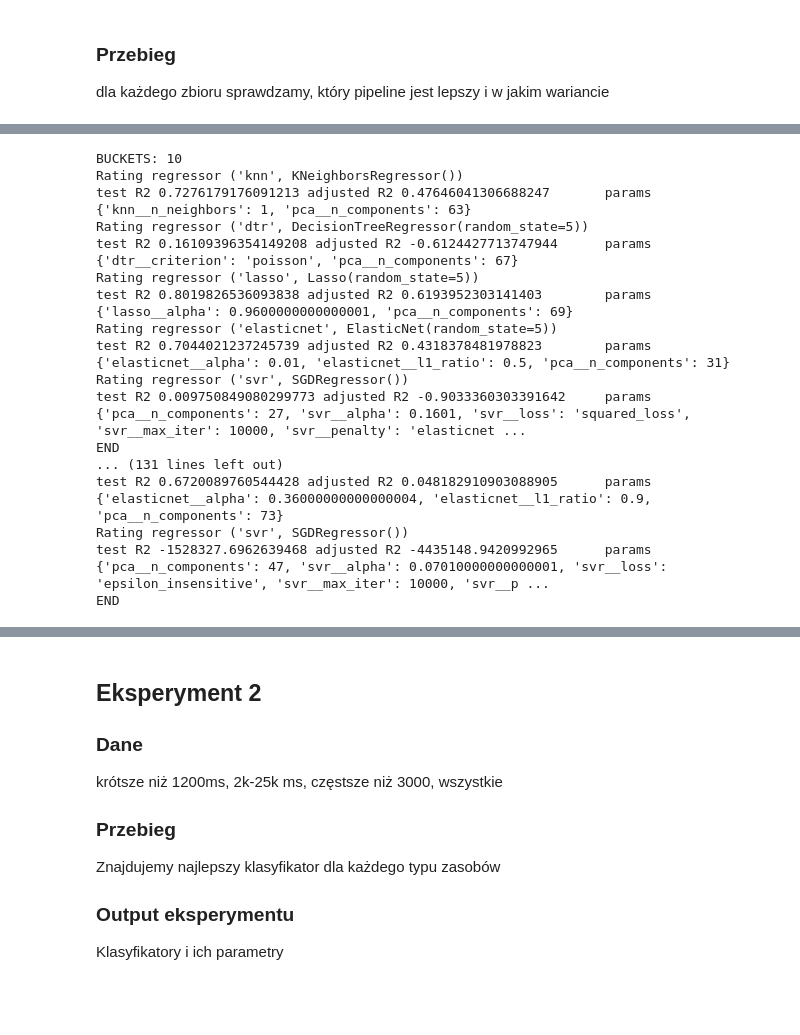
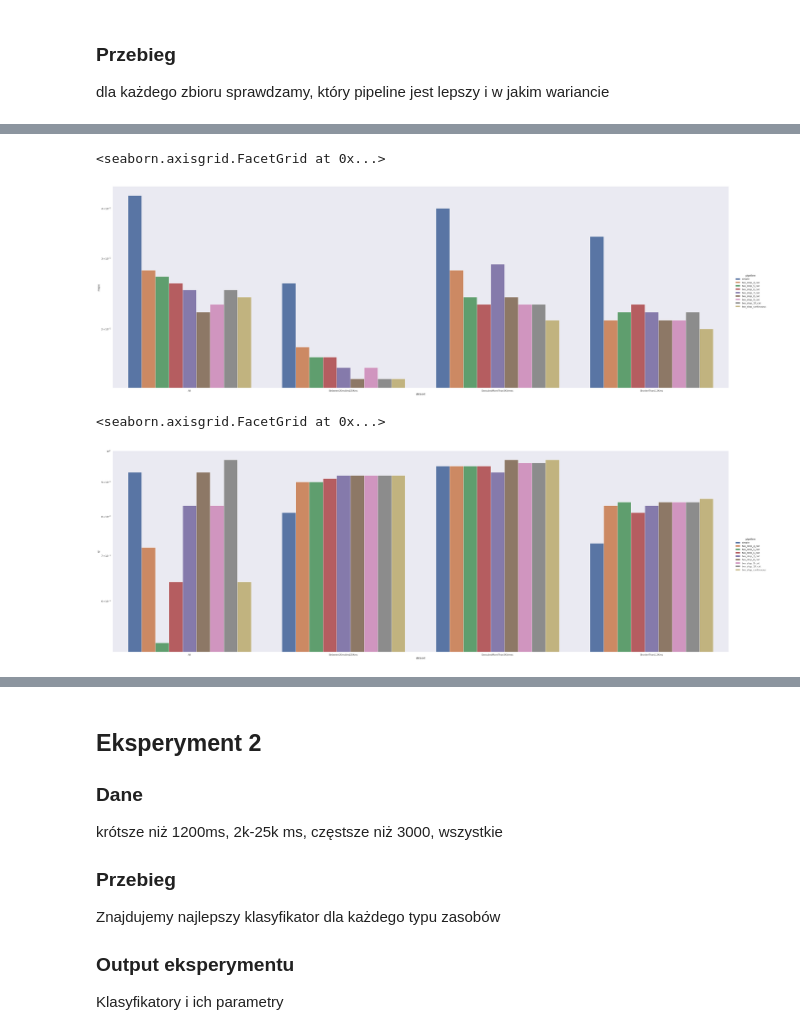
Before and after one commit to mikegpl/job-adiah, a Jupyter notebook: prediction_v2.ipynb, the cells around one changed output, grey strips where cells are left out. Drawn from its saved outputs; the diff is of its cells as text; code cells hidden in the pictures; blank space fills up the shorter version.

Commit message:
Adds plotting results of 1st experiment

```diff
--- a/prediction_v2.ipynb
+++ b/prediction_v2.ipynb
@@ -390,23 +343,24 @@ END
-# %%
-for num_buckets in range(10, 20):
-    print(f"BUCKETS: {num_buckets}")
-    rate_data(*get_pipeline4_data(dfs_for_jobs[1], num_buckets), basic_regressors, verbose=0)
-    print("\n")
-# %% [output]
-BUCKETS: 10
-Rating regressor ('knn', KNeighborsRegressor())
-test R2 0.7276179176091213 adjusted R2 0.47646041306688247       params {'knn__n_neighbors': 1, 'pca__n_components': 63}
-Rating regressor ('dtr', DecisionTreeRegressor(random_state=5))
-test R2 0.16109396354149208 adjusted R2 -0.6124427713747944      params {'dtr__criterion': 'poisson', 'pca__n_components': 67}
-Rating regressor ('lasso', Lasso(random_state=5))
-test R2 0.8019826536093838 adjusted R2 0.6193952303141403        params {'lasso__alpha': 0.9600000000000001, 'pca__n_components': 69}
-Rating regressor ('elasticnet', ElasticNet(random_state=5))
-test R2 0.7044021237245739 adjusted R2 0.4318378481978823        params {'elasticnet__alpha': 0.01, 'elasticnet__l1_ratio': 0.5, 'pca__n_components': 31}
-Rating regressor ('svr', SGDRegressor())
-test R2 0.009750849080299773 adjusted R2 -0.9033360303391642     params {'pca__n_components': 27, 'svr__alpha': 0.1601, 'svr__loss': 'squared_loss', 'svr__max_iter': 10000, 'svr__penalty': 'elasticnet ...
-END
-... (131 lines left out)
-test R2 0.6720089760544428 adjusted R2 0.048182910903088905      params {'elasticnet__alpha': 0.36000000000000004, 'elasticnet__l1_ratio': 0.9, 'pca__n_components': 73}
-Rating regressor ('svr', SGDRegressor())
-test R2 -1528327.6962639468 adjusted R2 -4435148.9420992965      params {'pca__n_components': 47, 'svr__alpha': 0.07010000000000001, 'svr__loss': 'epsilon_insensitive', 'svr__max_iter': 10000, 'svr__p ...
-END
+# %%
+import seaborn as sns
+
+sns.set(rc={'figure.figsize':(20, 20)})
+# %%
+def bar(data, x, y, hue, order):
+    plt = sns.catplot(x=x, y=y, hue=hue, kind="bar", data=chart_data, height=14, aspect=3, hue_order=order, ci=None)
+    plt.set(yscale="log")
+    return plt
+# %%
+def errors_df(df, err, fun=lambda df: df.idxmin()):
+    return df.iloc[fun(df.groupby(["pipeline", "dataset"])[err])]
+# %%
+pipeline_order=["simple","two_step_4_cat","two_step_5_cat","two_step_6_cat","two_step_7_cat","two_step_8_cat","two_step_9_cat","two_step_10_cat", "two_step_continuous"]
+# %%
+bar(errors_df(exp1_df, "mape"), "dataset", "mape", "pipeline", pipeline_order)
+# %% [output]
+<seaborn.axisgrid.FacetGrid at 0x...>
+[figure, added]
+# %%
+bar(errors_df(exp1_df, "r2", lambda df: df.idxmax()), "dataset", "r2", "pipeline", pipeline_order)
+# %% [output]
+<seaborn.axisgrid.FacetGrid at 0x...>
+[figure, added]
```
Also changed, not shown: parts of 15 cells of this notebook.
